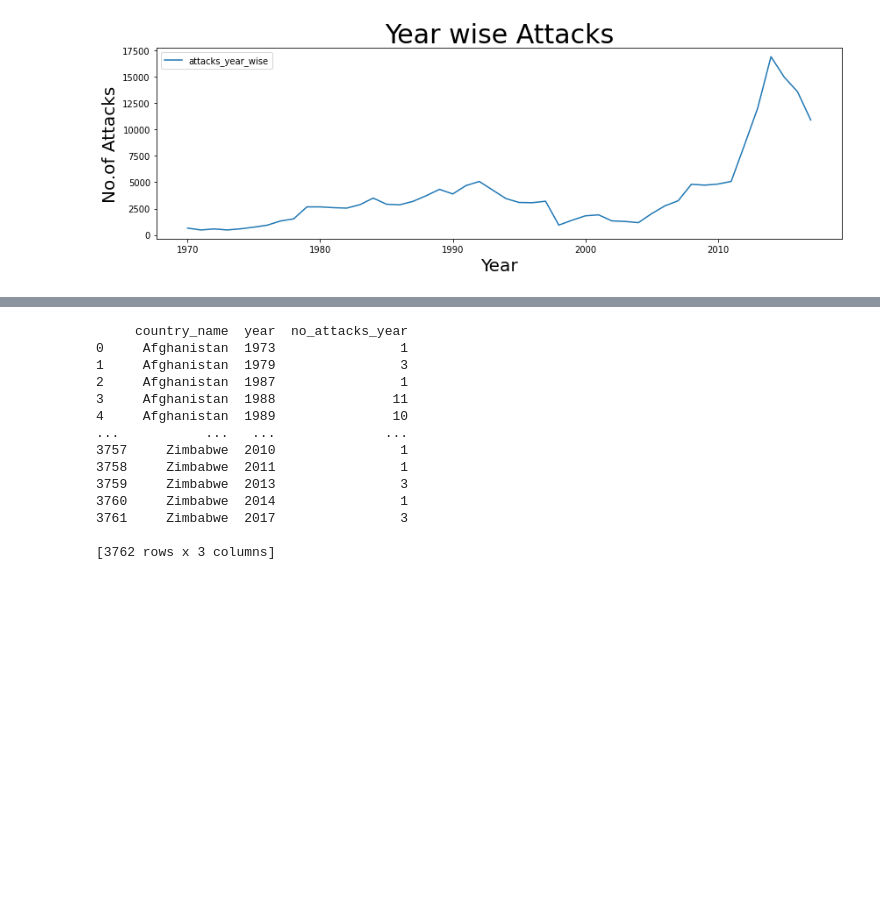
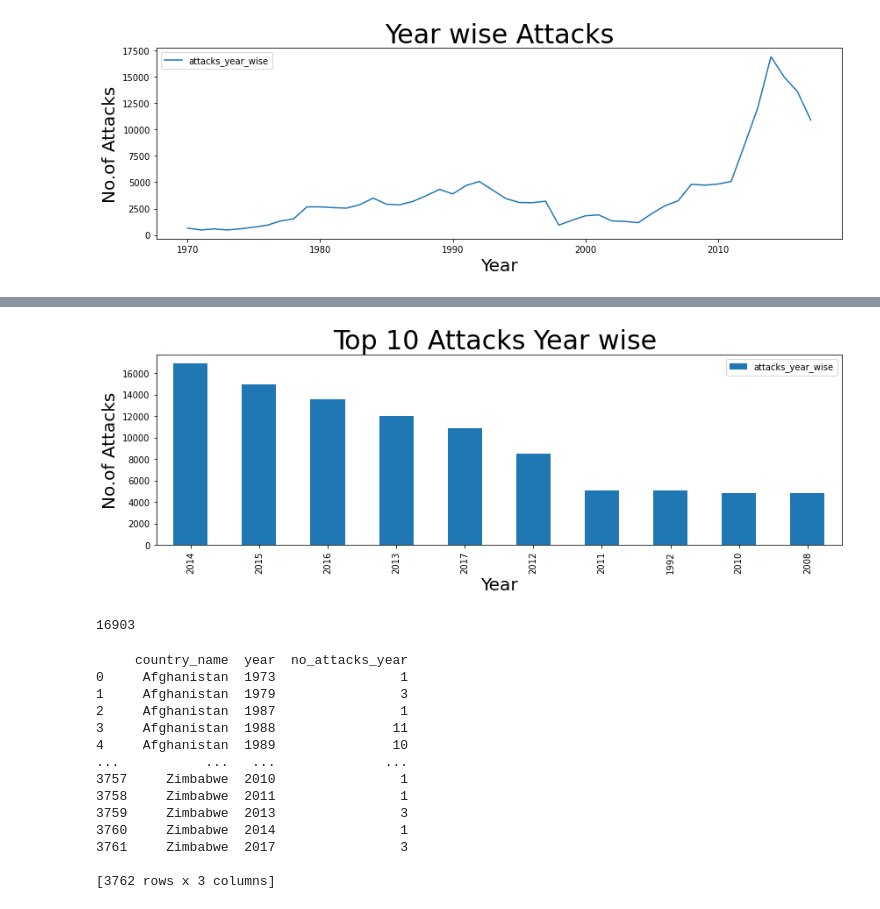
Before and after one commit to khairun0228/capstone_alma, a Jupyter notebook: Global_Terrorism_Analysis_Capstone_Project.ipynb, the cells around one changed output, grey strips where cells are left out. Cells and saved outputs as stored; diff of their text form; code cells hidden in the pictures; blank space fills up the shorter version.

```diff
--- a/Global_Terrorism_Analysis_Capstone_Project.ipynb
+++ b/Global_Terrorism_Analysis_Capstone_Project.ipynb
@@ -85,3 +102,7 @@ plt.ylabel("No.of Attacks",fontsize=20)
 plt.show()
 # %% [output]
 [figure]
+# %%
+
+Year_wise_top_attacks = Year_wise_attacks.sort_values(by='attacks_year_wise', ascending=False)
+print(Year_wise_top_attacks)
@@ -87,0 +127,4 @@ plt.show()
+# %%
+
+Year_wise_top_attacks_top10=Year_wise_top_attacks[['attacks_year_wise','year']][0:10]
+print(Year_wise_top_attacks_top10)
@@ -88,3 +143,18 @@ plt.show()
+# %%
+# Graphical Analysis of No. of  global terrorist attack Year wise
+Year_wise_top_attacks_top10.plot(x='year',y='attacks_year_wise',kind='bar',figsize=(14, 4))
+
+plt.title("Top 10 Attacks Year wise ",fontsize=30)
+plt.xlabel("Year",fontsize=20)
+plt.ylabel("No.of Attacks",fontsize=20)
+plt.show()
+# %% [output]
+[figure, added]
+# %%
+highly_num_attacked_year_wise= Year_wise_attacks["attacks_year_wise"].max()
+print(highly_num_attacked_year_wise)
+# %% [output]
+16903
 # %%
 #Most Affected Countrys Year wise
 country_year_wise_attack=df.groupby(['country_name','year'])['country_name'].count().reset_index(name='no_attacks_year')
```
Also changed, not shown: parts of 30 cells of this notebook.
